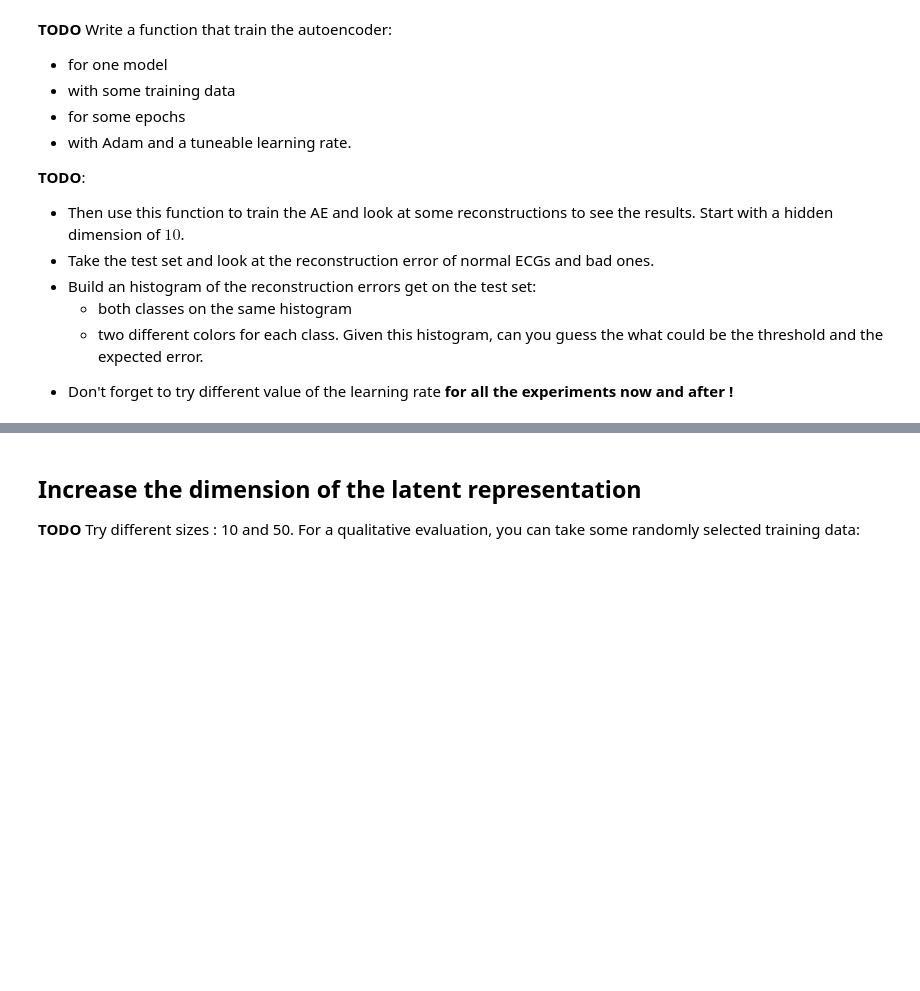
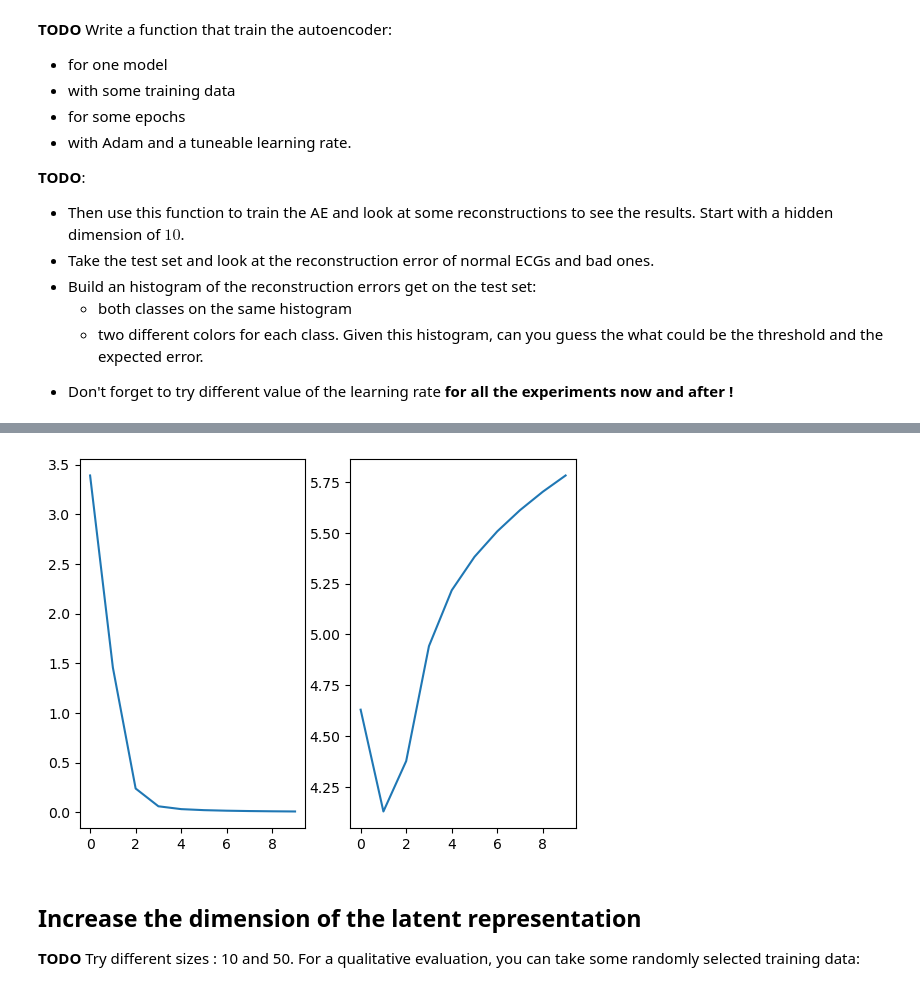
Before and after one commit to caalec/Deep-Learning, a Jupyter notebook: DL2A-Anomaly-detection-ECG.ipynb, the cells around one changed output, grey strips where cells are left out. Drawn from its saved outputs; the diff is of its cells as text; code cells hidden in the pictures; blank space fills up the shorter version.

```diff
--- a/DL2A-Anomaly-detection-ECG.ipynb
+++ b/DL2A-Anomaly-detection-ECG.ipynb
@@ -139,7 +158,7 @@ class SimpleAE(nn.Module):
         )
         self.decoder = nn.Sequential(
             nn.Linear(h, input_size),
-            nn.Sigmoid()
+            nn.LogSoftmax(dim=1)
         )
 
     def forward(self, x):
@@ -163,3 +182,81 @@ class SimpleAE(nn.Module):
 Given this histogram, can you guess the what could be the threshold and the expected error.
 
 * Don't forget to try different value of the learning rate **for all the experiments now and after !**
+# %%
+#train function
+
+
+def train(model, epochs=10,verbose=False):
+    loss_fn= nn.NLLLoss()
+
+
+    #Preparation of the data
+
+    # The use case is anomaly detection so use only the normal data
+    # for training
+    good_idx= all_y_train[all_y_train == 1].index
+    bad_idx   = all_y_train[all_y_train == 0].index
+    x_train = all_x_train.loc[good_idx]
+    bad_x_train   = all_x_train.loc[bad_idx]
+    # min max scale the input data
+    min_max_scaler = MinMaxScaler(feature_range=(0, 1))
+    x_train = th.tensor(min_max_scaler.fit_transform(x_train)).float()
+    bad_x_train = min_max_scaler.transform(bad_x_train)
+    x_test = th.tensor(min_max_scaler.transform(all_x_test)).float()
+    y_test = th.tensor(all_y_test.values).long()
+
+
+    Ntrain = x_train.shape[0]  #Number of train set
+    Nvalid = x_test.shape[0] #Number of test set
+
+    y_train = th.ones(Ntrain).long()
+
+    ### Mini-batching and shuffle
+
+    idx = np.arange(Ntrain) # Generate the indices
+    batch_size =100
+    nbatch = int(Ntrain/batch_size) # the number of batches
+
+    loss_train_list = []
+    loss_test_list = []
+
+    for i in range(epochs):
+        np.random.shuffle(idx) # random order of indices
+        for bi in range(nbatch):
+            ids = idx[bi*batch_size:(bi+1)*batch_size] # Get indices
+            signals = x_train[ids]  # Get the signals from the batch
+            labels = th.ones(batch_size).long()  # All ECG data are considered as good
+            optimizer.zero_grad()
+
+            logprobs=model(signals) # inference
+            #print(logprobs.shape, labels.shape)
+            loss=loss_fn(logprobs,labels) # compute the loss
+            loss.backward() # Back propagation
+            optimizer.step() # update the parameters
+
+        #We check the reduction of the loss for the train and the test set :
+        logprobs=model(x_train)
+        loss_train=loss_fn(logprobs,y_train)
+
+        logprobsV=model(x_test)
+        loss_test=loss_fn(logprobsV,y_test)
+
+        loss_train_list.append(loss_train.detach().numpy())
+        loss_test_list.append(loss_test.detach().numpy())
+
+    plt.subplot(1,2,1)
+    plt.plot(loss_train_list)
+    plt.subplot(1,2,2)
+    plt.plot(loss_test_list)
+
+
+    logprobsV=model(x_test)
+    class_valid = th.argmax(logprobsV, dim=1)
+    print("Validation accuracy : ", th.sum(class_valid==y_test)/Nvalid*100)
+
+model = SimpleAE(input_size=x_train.shape[1], h=10)
+# Train you model !
+optimizer=th.optim.Adam(model.parameters(),lr=0.001)
+
+train(model, epochs = 10, verbose=True)
+# %% [output]
@@ -166,3 +264,4 @@ Given this histogram, can you guess the what could be the threshold and the expe
+[figure, added]
 # %% [markdown]
 ## Increase the dimension of the latent representation
 
```
Also changed, not shown: parts of 3 cells of this notebook, 2 other files.
